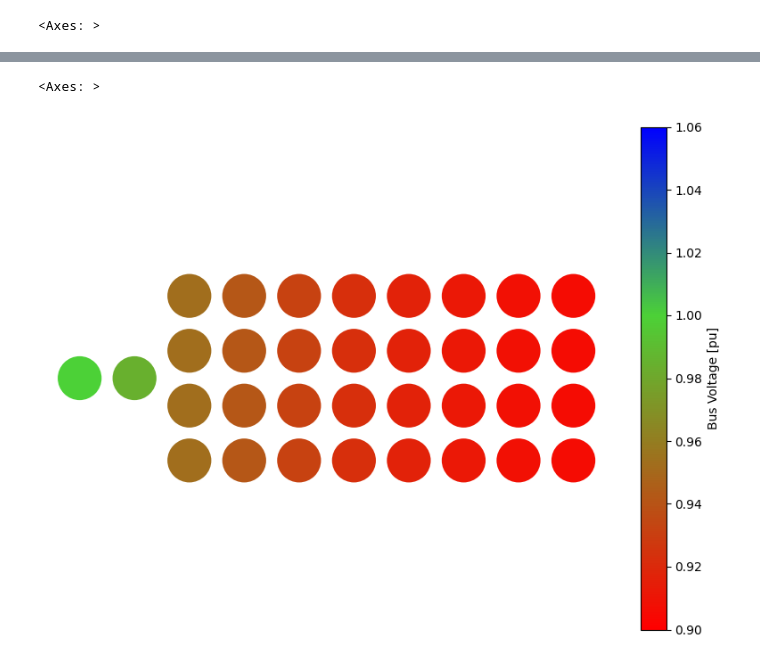
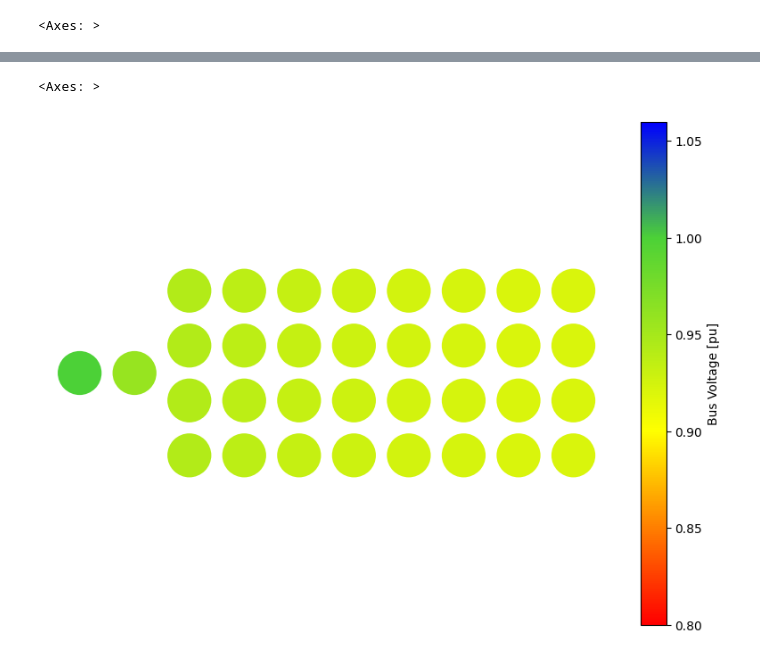
Before and after one commit to williamrodz/GridSimulationAssignment, a Jupyter notebook: AssignmentThreeCode.ipynb, the cells around one changed output, grey strips where cells are left out. Saved outputs shown, nothing was run; the diff lists cells and outputs as text; code cells hidden in the pictures.

Commit message:
change to graph colors

```diff
--- a/AssignmentThreeCode.ipynb
+++ b/AssignmentThreeCode.ipynb
@@ -372,14 +331,15 @@ use_bus_geodata is automatically set to True, since net.line_geodata is empty.
 # %%
 ideal_color = "#4cd137"
 too_high_color = "blue"
-too_low_color = "red"
-cmap_list=[(0.9, too_low_color), (1.0, ideal_color), (1.06, too_high_color)] #+6 and -10 percent for voltage regulations
+too_low_color = "yellow"
+very_low_color = "red"
+cmap_list=[(0.8, very_low_color), (0.9, too_low_color), (1.0, ideal_color), (1.06, too_high_color)] #+6 and -10 percent for voltage regulations
 cmap, norm = plot.cmap_continuous(cmap_list)
 bc = plot.create_bus_collection(net, net.bus.index, size=0.4, zorder=2, cmap=cmap, norm=norm)
 plot.draw_collections([bc], figsize=(8,6))
 # %% [output]
 <Axes: >
-[figure, old version]
+[figure, new version]
 # %%
 ideal_color = "#4cd137"
 too_high_color = "blue"
```
Also changed, not shown: parts of 14 cells of this notebook.
